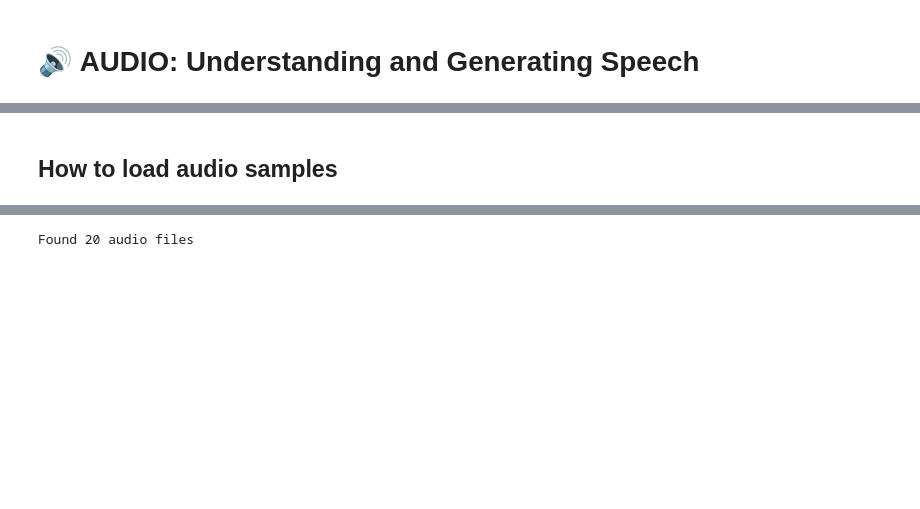
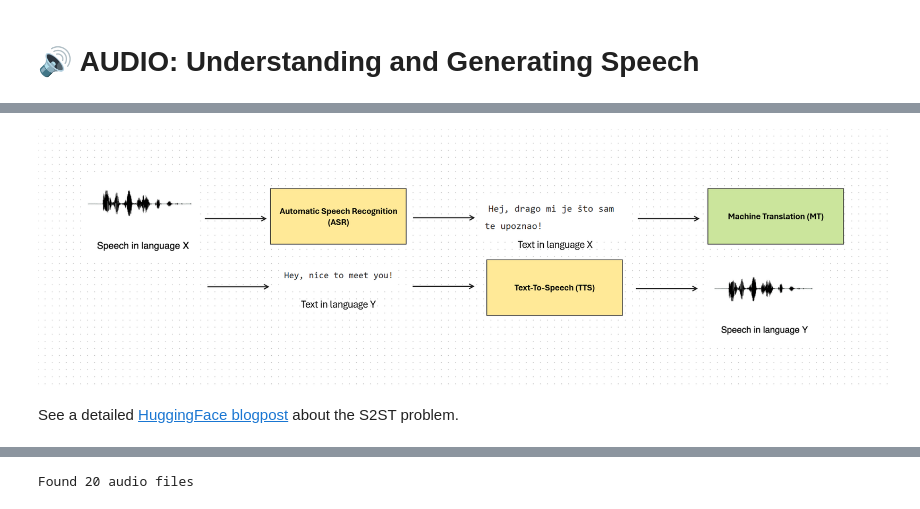
Before and after one commit to pfe-rs/psiml-applied-ai, a Jupyter notebook: notebooks/PSIML_Intro_Lecture_Voice.ipynb, the cells around one changed output, grey strips where cells are left out. Saved outputs shown, nothing was run; the diff lists cells and outputs as text; code cells hidden in the pictures; blank space fills up the shorter version.

```diff
--- a/notebooks/PSIML_Intro_Lecture_Voice.ipynb
+++ b/notebooks/PSIML_Intro_Lecture_Voice.ipynb
@@ -5,3 +12,10 @@ tbd: introduction, pictures, problem statement
+# %%
+from IPython.display import Image
+Image(filename="attachments/Speech-To-Speech-Cascaded-Pipeline.png", width=1600)
+# %% [output]
+[figure, added]
+# %% [markdown]
+See a detailed [HuggingFace blogpost](https://huggingface.co/learn/audio-course/chapter7/speech-to-speech) about the S2ST problem.
 # %%
 # Uncomment the following to make the run in Google Colab
 # !pip -q install --upgrade transformers accelerate torchaudio librosa soundfile gradio TTS==0.22.0
@@ -16,5 +30,3 @@ def convert_to_wav(ind: int):
     in_path = ds.iloc[ind]["audio_path"]
     out_16k_path = f"wavs/audio_{ind}.wav"
     ensure_wav_16k_mono(in_path, out_16k_path)
-# %% [markdown]
-## How to load audio samples
```
Also changed, not shown: parts of 13 cells of this notebook, 4 other files.
